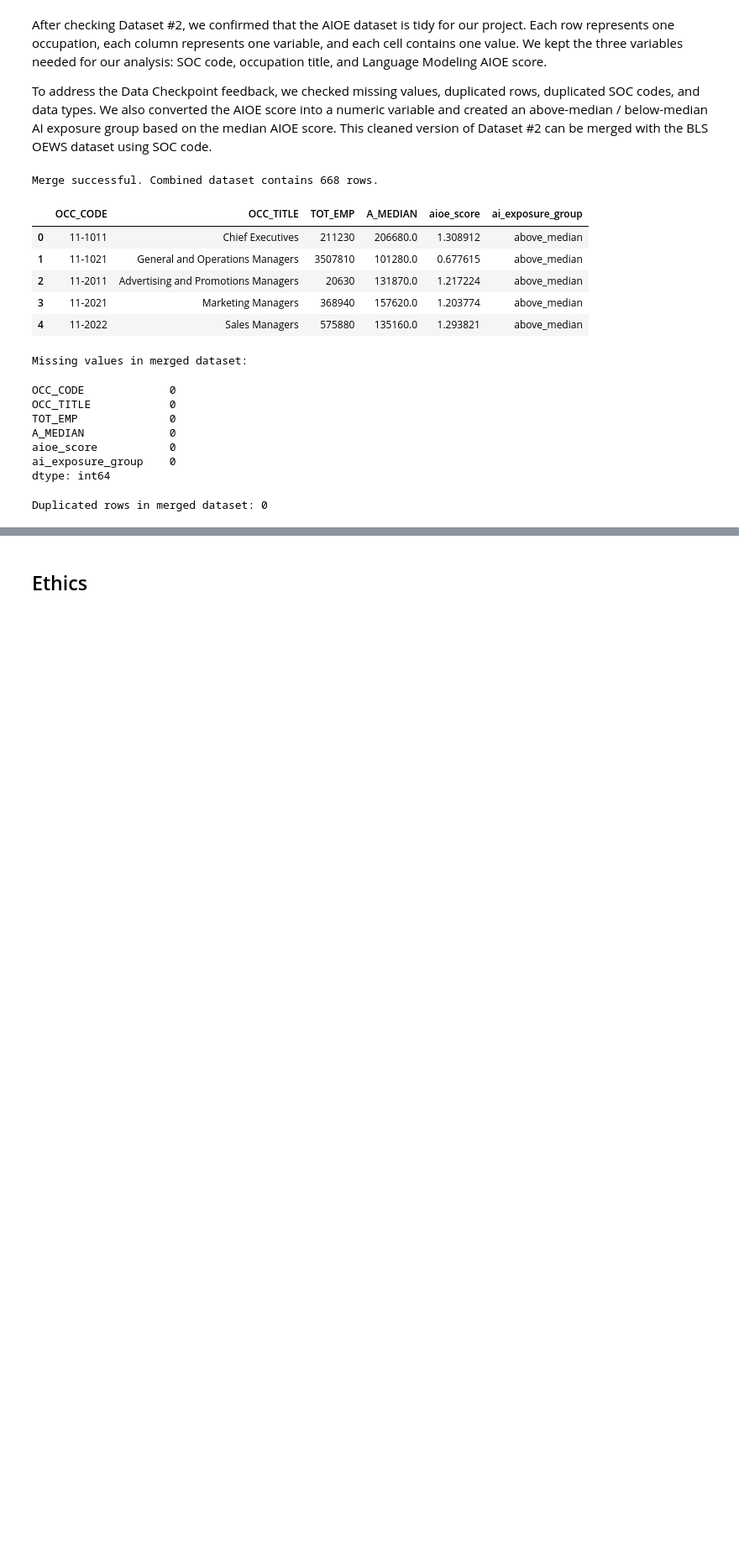
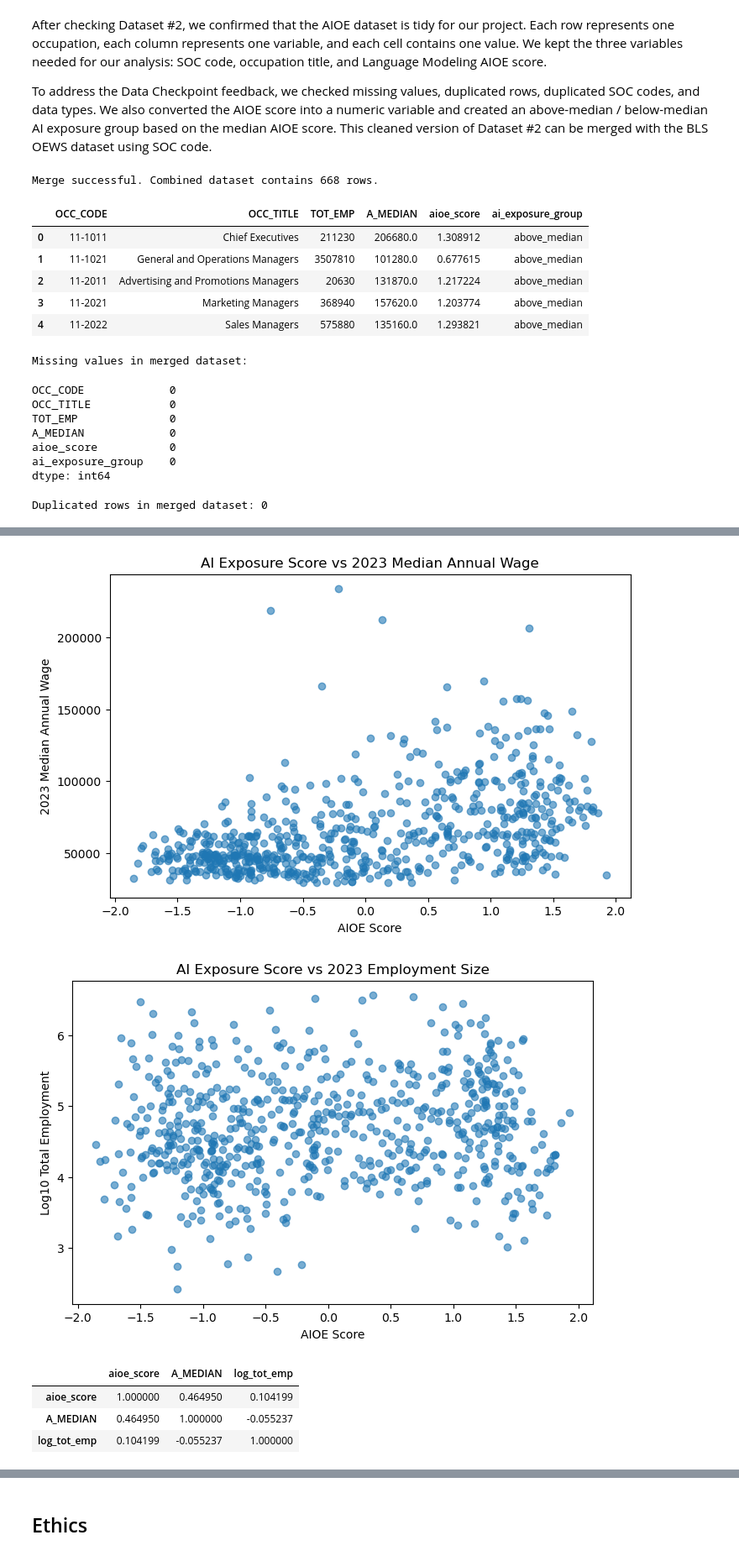
Before and after one commit to COGS108/Group-SP26-101, a Jupyter notebook: 02-EDACheckpoint.ipynb, the cells around one changed output, grey strips where cells are left out. Shown at 84% size. Saved outputs shown, nothing was run; the diff lists cells and outputs as text; code cells hidden in the pictures; blank space fills up the shorter version.

```diff
--- a/02-EDACheckpoint.ipynb
+++ b/02-EDACheckpoint.ipynb
@@ -436,0 +561,24 @@ Some more words and stuff.  Remember notebooks work best if you interleave the c
+# %%
+plt.figure(figsize=(8, 5))
+plt.scatter(eda_df["aioe_score"], eda_df["A_MEDIAN"], alpha=0.6)
+plt.xlabel("AIOE Score")
+plt.ylabel("2023 Median Annual Wage")
+plt.title("AI Exposure Score vs 2023 Median Annual Wage")
+plt.show()
+
+plt.figure(figsize=(8, 5))
+plt.scatter(eda_df["aioe_score"], eda_df["log_tot_emp"], alpha=0.6)
+plt.xlabel("AIOE Score")
+plt.ylabel("Log10 Total Employment")
+plt.title("AI Exposure Score vs 2023 Employment Size")
+plt.show()
+
+corr_table = eda_df[["aioe_score", "A_MEDIAN", "log_tot_emp"]].corr()
+display(corr_table)
+# %% [output]
+[figure, added]
+[figure, added]
+|  | aioe_score | A_MEDIAN | log_tot_emp |
+| aioe_score | 1.000000 | 0.464950 | 0.104199 |
+| A_MEDIAN | 0.464950 | 1.000000 | -0.055237 |
+| log_tot_emp | 0.104199 | -0.055237 | 1.000000 |
```
Also changed, not shown: parts of 26 cells of this notebook.
